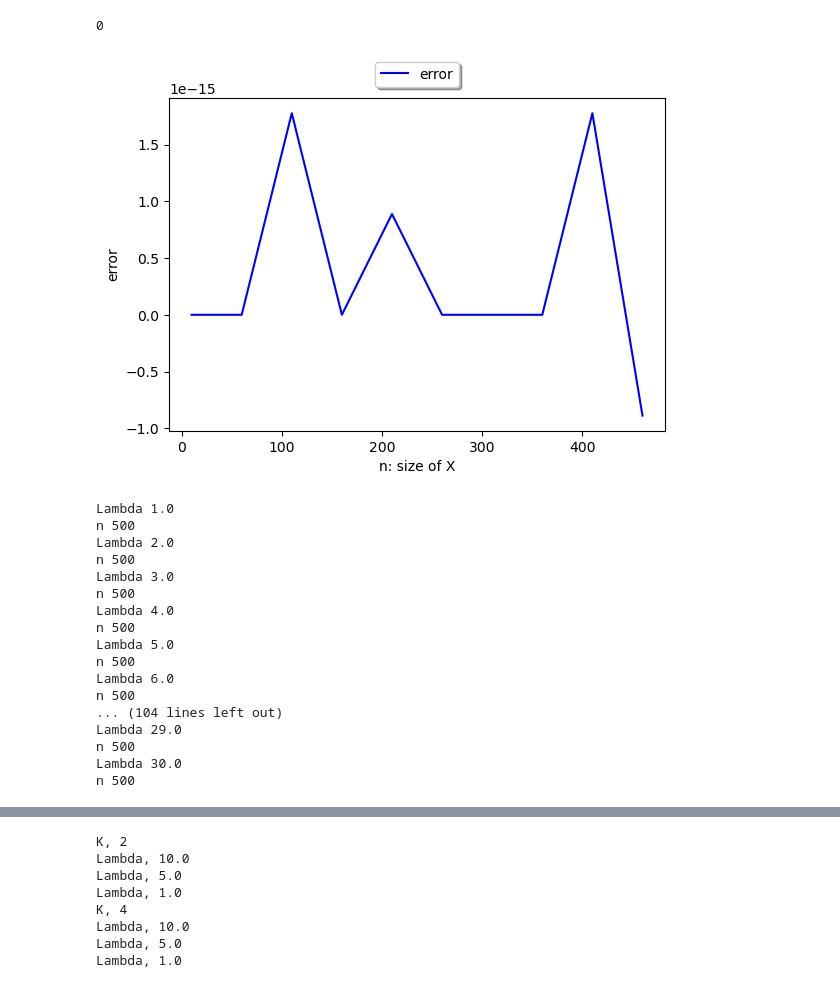
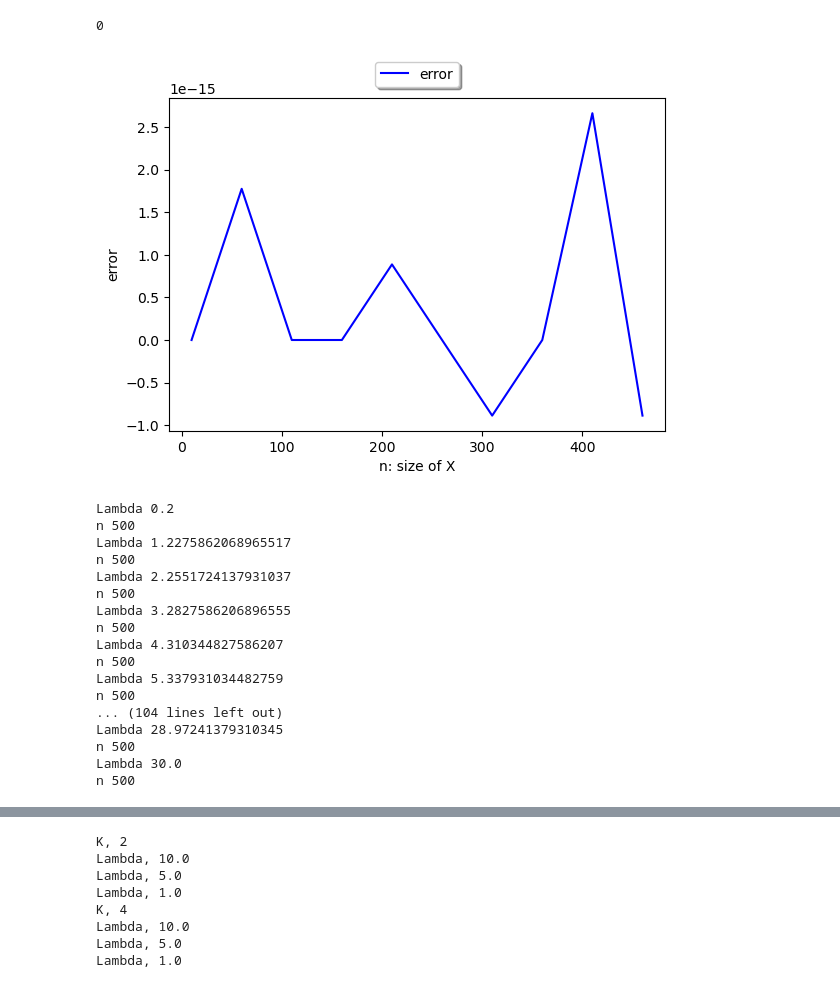
Before and after one commit to yikun-baio/LinearOPT, a Jupyter notebook: accuracy_test.ipynb, the cells around one changed output, grey strips where cells are left out. Cells and saved outputs as stored; diff of their text form; code cells hidden in the pictures.

```diff
--- a/accuracy_test.ipynb
+++ b/accuracy_test.ipynb
@@ -49,8 +49,8 @@ Max number of iteration reached, currently 12. Sometimes iterations go on in cyc
 Lambda=5.0
 step_size=50
 k=1
-#n_list=np.array(range(10,500,step_size))
-Lambda=
+n_list=np.array(range(10,500,step_size))
+
 opt_cost1=np.zeros((n_list.shape[0],k))
 opt_cost2=np.zeros((n_list.shape[0],k))
 
@@ -69,7 +69,7 @@ for i in range(n_list.shape[0]):
         U0=np.zeros((n,2))
         M0=0.0
         p0_hat=p0
-        U1,p1_hat,M1=lopt_embedding(X0,X1,p0,p1,Lambda)
+        U1,p1_hat,M1,p1Perp=lopt_embedding(X0,X1,p0,p1,Lambda)
         cost2,penualty2=lopt(U1,U0,p1_hat,p0_hat,Lambda,M1,M0)
 #        cost2=np.sum((U1.T)**2*p1_hat)
 #        penualty2=Lambda*(np.sum(np.abs(p0-p1_hat))+M1)
@@ -82,34 +82,34 @@ for i in range(n_list.shape[0]):
 #        cost2,penualty2=vector_norm(Vij,p0_Tij,1,Lambda)
 #        opt_cost2[i,k_p]=cost2+penualty2
         # if cost2+penualty2<cost1+penualty1-0.00001:
             #     print('error')
             #     print('cost2',cost2)
     #     print('cost1',cost1)
     #     print('penualty1',penualty1)
     #     print('penualty2',penualty2)
     #     break
 
 
 
 fig = plt.figure()
 ax = plt.subplot(111)
 error=opt_cost2-opt_cost1
 error_mean=error.mean(1)
 error_std=error.std(1)
 
 plt.plot(n_list,error_mean,'-',c='blue',label='error')
 plt.fill_between(n_list,error_mean-1*error_std,error_mean+1*error_std,alpha=0.3)
 
 plt.xlabel("n: size of X")
 plt.ylabel("error")
 box = ax.get_position()
 ax.set_position([box.x0, box.y0 + box.height * 0.1,box.width, box.height * 0.9])
 plt.legend(loc='upper center',bbox_to_anchor=(0.5, 1.13),
           fancybox=True, shadow=True, ncol=3)
 #plt.savefig('experiment/test/results/accuracy_error'+str(Lambda)+'.png',format="png",dpi=800,bbox_inches='tight')
 plt.show()
 # %% [output]
-[figure, old version]
+[figure, new version]
 # %%
 
 step_size=50
@@ -121,7 +121,7 @@ n_list=np.array([500]) # np.array(range(200,1050,step_size))
 m_list=np.array([[1.,1.],[-1.,-1.],[-1.,1.],[1.,-1.]])
 
 id2=np.eye(2)
-Lambda_list=np.linspace(1,30,30)
+Lambda_list=np.linspace(0.2,30,30)
 Lambda_N=Lambda_list.shape[0]
 save_dict={}
 
@@ -200,23 +200,23 @@ for K in K_list:
                 #     opt_cost3[epoch,l_p,k]=cost3+penualty3
         save_dict['K=%d,opt_cost1'%(K)]=opt_cost1
         save_dict['K=%d,opt_cost2'%(K)]=opt_cost2
-        save_dict['K=%d,opt_cost3'%(K)]=opt_cost3
+        #save_dict['K=%d,opt_cost3'%(K)]=opt_cost3
 torch.save(save_dict,'experiment/performance/cost_list.pt')
 # %% [output]
-Lambda 1.0
+Lambda 0.2
 n 500
-Lambda 2.0
+Lambda 1.2275862068965517
 n 500
-Lambda 3.0
+Lambda 2.2551724137931037
 n 500
-Lambda 4.0
+Lambda 3.2827586206896555
 n 500
-Lambda 5.0
+Lambda 4.310344827586207
 n 500
-Lambda 6.0
+Lambda 5.337931034482759
 n 500
 ... (104 lines left out)
-Lambda 29.0
+Lambda 28.97241379310345
 n 500
 Lambda 30.0
 n 500
```
Also changed, not shown: parts of 1 cell of this notebook, 19 other files.
